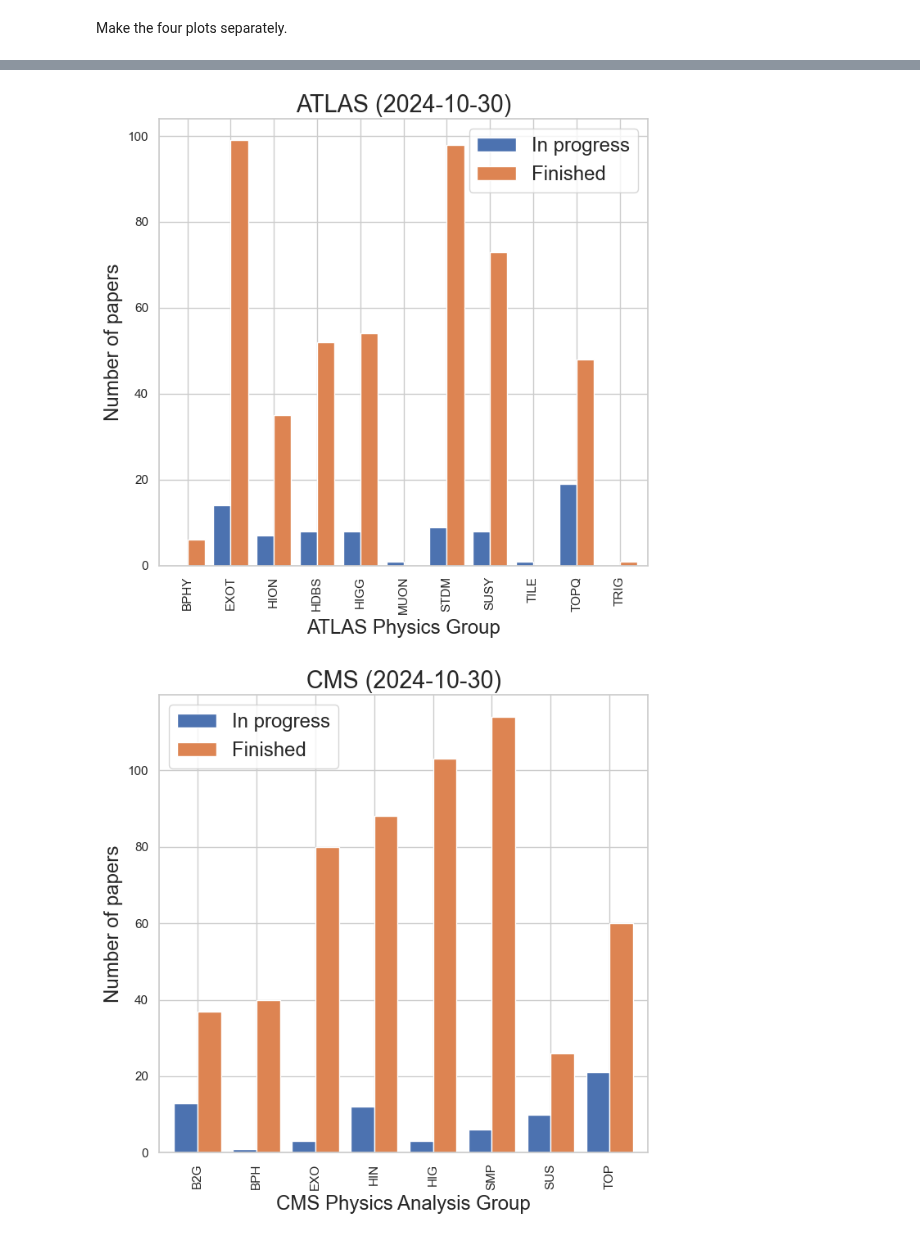
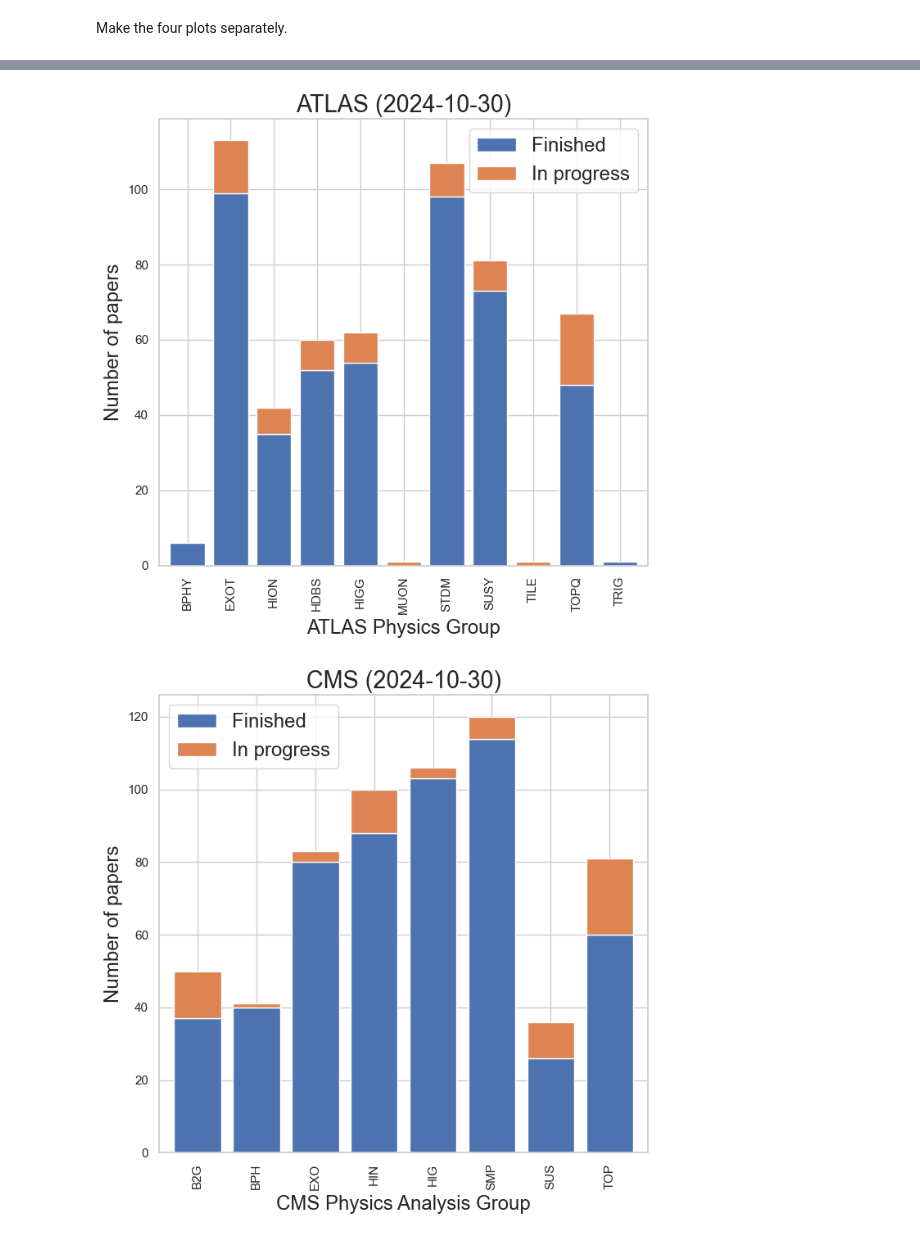
Before and after one commit to HEPData/miscellaneous, a Jupyter notebook: notebooks/plot_submissions_per_coordinator.ipynb, the cells around one changed output, grey strips where cells are left out. Saved outputs shown, nothing was run; the diff lists cells and outputs as text; code cells hidden in the pictures.

Commit message:
Use stacked bar charts for plots

```diff
--- a/notebooks/plot_submissions_per_coordinator.ipynb
+++ b/notebooks/plot_submissions_per_coordinator.ipynb
@@ -10,6 +10,8 @@ sns.set_theme(style='whitegrid')
 date = '2024-10-30'
 # %%
 df = pd.read_csv('submissions_per_coordinator_{}.csv'.format(date), index_col='collaboration', usecols=['collaboration', 'version', 'number_todo', 'number_finished'])
+# %%
+df = df.reindex(columns=['version', 'number_finished', 'number_todo'])
 # %%
 df.head()
 # %% [output]
@@ -23,7 +25,7 @@ df.head()
 # %% [markdown]
 Rename columns and drop `Geant4` and `IPPP Durham` collaborations.
 # %%
-df.rename(columns={'number_todo': 'In progress', 'number_finished': 'Finished'}, inplace=True)
+df.rename(columns={'number_finished': 'Finished', 'number_todo': 'In progress'}, inplace=True)
 # %%
 df = df.drop(['Geant4', 'IPPP Durham'])
 # %% [markdown]
@@ -140,10 +142,10 @@ for sub in range(1, 5):
     ax = plt.subplot(2, 2, sub)
     experiment = experiments[sub-1]
     if experiment == 'All':
-        df_experiment.plot(kind='bar', rot=0, ax=ax, width=0.8)
+        df_experiment.plot(kind='bar', rot=0, ax=ax, width=0.8, stacked=True)
         plt.xlabel('Experiment', fontsize='x-large')
     else:
-        df[df['Experiment'] == experiment].plot(kind='bar', rot=90, ax=ax, width=0.8)
+        df[df['Experiment'] == experiment].plot(kind='bar', rot=90, ax=ax, width=0.8, stacked=True)
         if experiment == 'ATLAS':
             plt.xlabel('ATLAS Physics Group', fontsize='x-large')
         elif experiment == 'CMS':
@@ -169,10 +171,10 @@ for sub in range(1, 5):
     ax = plt.subplot()
     experiment = experiments[sub-1]
     if experiment == 'All':
-        df_experiment.plot(kind='bar', rot=0, ax=ax, width=0.8)
+        df_experiment.plot(kind='bar', rot=0, ax=ax, width=0.8, stacked=True)
         plt.xlabel('Experiment', fontsize='x-large')
     else:
-        df[df['Experiment'] == experiment].plot(kind='bar', rot=90, ax=ax, width=0.8)
+        df[df['Experiment'] == experiment].plot(kind='bar', rot=90, ax=ax, width=0.8, stacked=True)
         if experiment == 'ATLAS':
             plt.xlabel('ATLAS Physics Group', fontsize='x-large')
         elif experiment == 'CMS':
@@ -192,2 +194,2 @@ for sub in range(1, 5):
-[figure, old version]
+[figure, new version]
-[figure, old version]
+[figure, new version]
```
Also changed, not shown: parts of 7 cells of this notebook.
